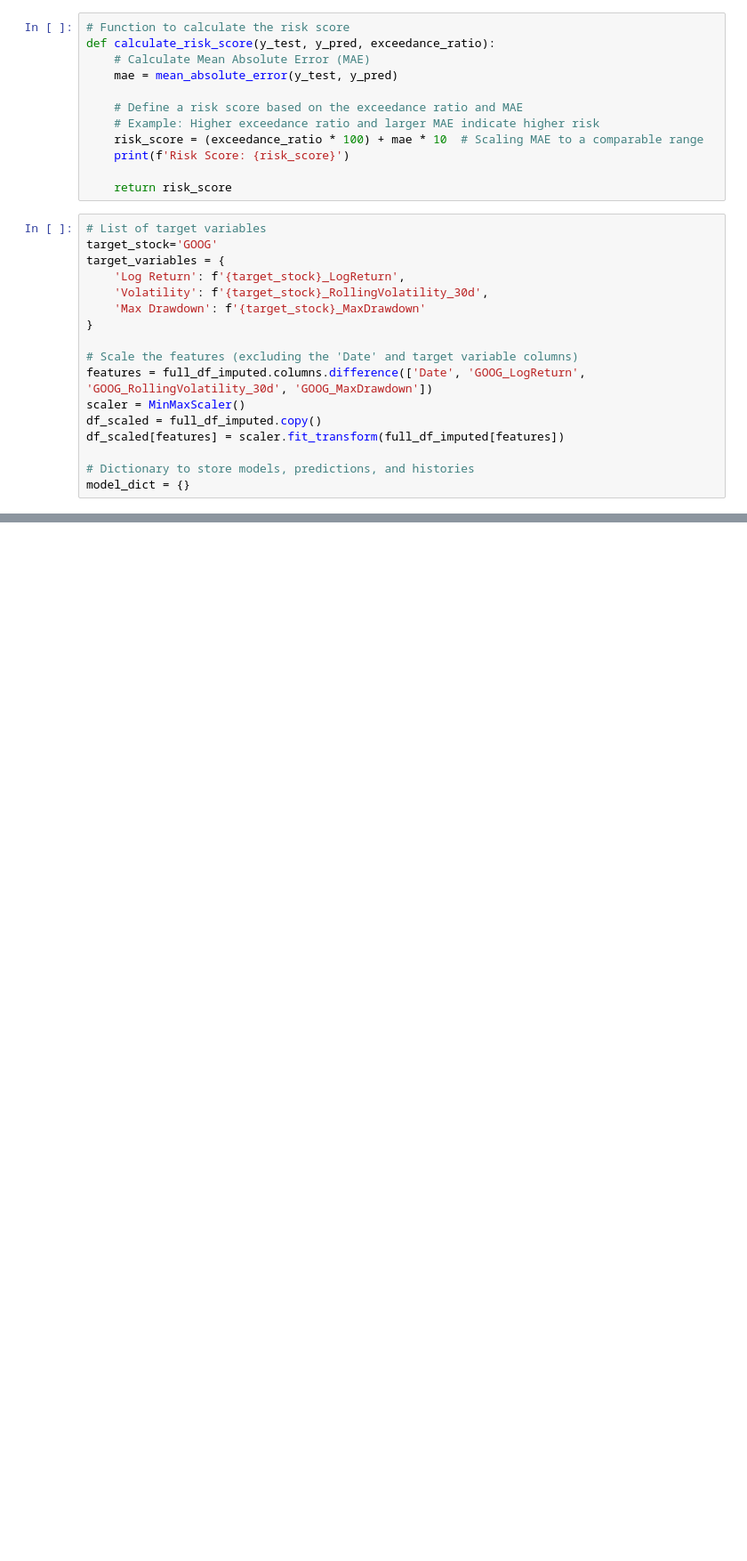
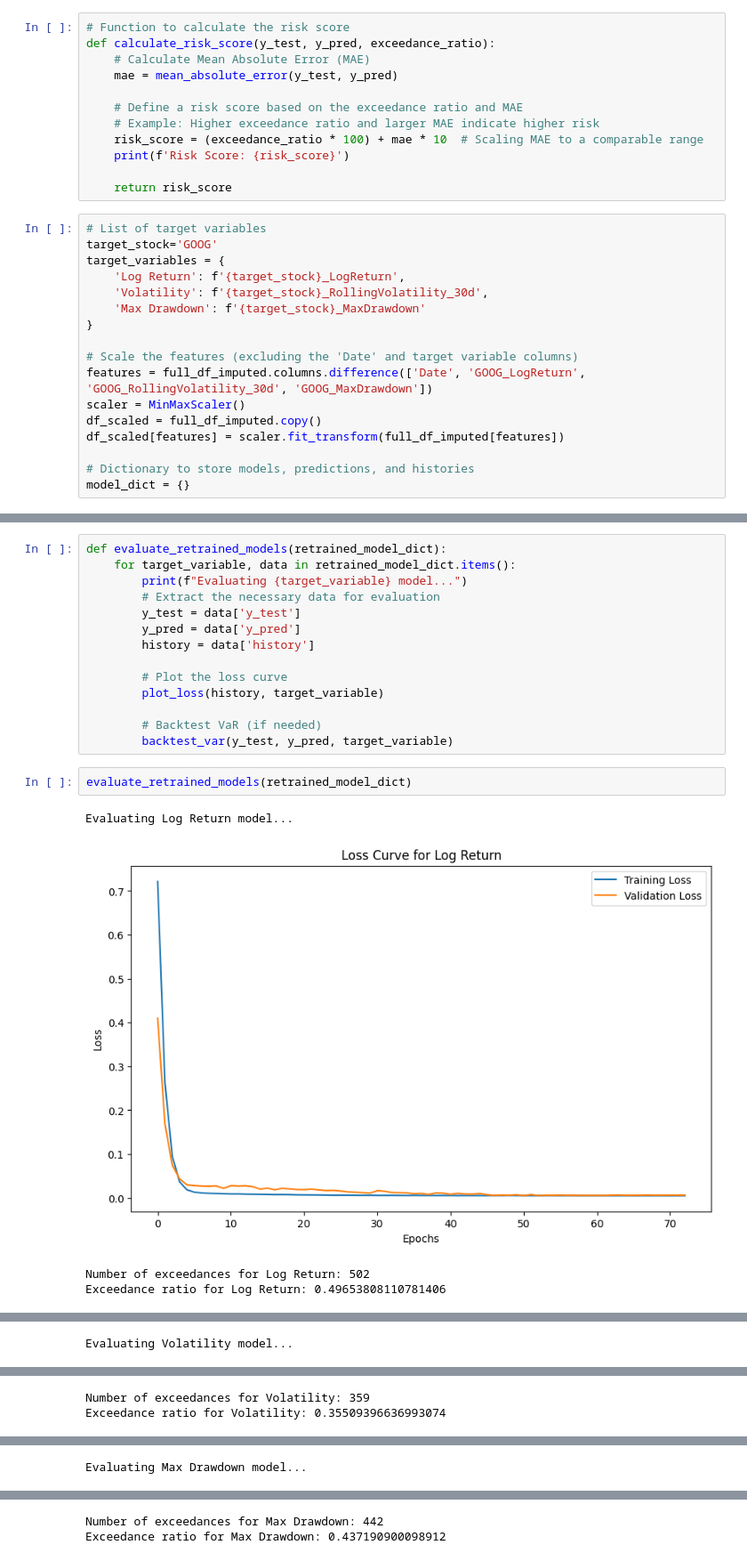
Before and after one commit to dhruvRj18/Risk_management_model, a Jupyter notebook: main.ipynb, the cells around one changed output, grey strips where cells are left out. Shown at 89% size. Saved outputs shown, nothing was run; the diff lists cells and outputs as text; blank space fills up the shorter version.

```diff
--- a/main.ipynb
+++ b/main.ipynb
@@ -627,0 +776,21 @@ for name, target_variable in target_variables.items():
+# %%
+def evaluate_retrained_models(retrained_model_dict):
+    for target_variable, data in retrained_model_dict.items():
+        print(f"Evaluating {target_variable} model...")
+        # Extract the necessary data for evaluation
+        y_test = data['y_test']
+        y_pred = data['y_pred']
+        history = data['history']
+
+        # Plot the loss curve
+        plot_loss(history, target_variable)
+
+        # Backtest VaR (if needed)
+        backtest_var(y_test, y_pred, target_variable)
+# %%
+evaluate_retrained_models(retrained_model_dict)
+# %% [output]
+Evaluating Log Return model...
+[figure, added]
+Number of exceedances for Log Return: 502
+Exceedance ratio for Log Return: 0.49653808110781406
@@ -627,0 +798 @@ for name, target_variable in target_variables.items():
+Evaluating Volatility model...
@@ -627,0 +800,2 @@ for name, target_variable in target_variables.items():
+Number of exceedances for Volatility: 359
+Exceedance ratio for Volatility: 0.35509396636993074
@@ -627,0 +803 @@ for name, target_variable in target_variables.items():
+Evaluating Max Drawdown model...
@@ -627,0 +805,2 @@ for name, target_variable in target_variables.items():
+Number of exceedances for Max Drawdown: 442
+Exceedance ratio for Max Drawdown: 0.437190900098912
```
Also changed, not shown: parts of 17 cells of this notebook, 1 other file.
